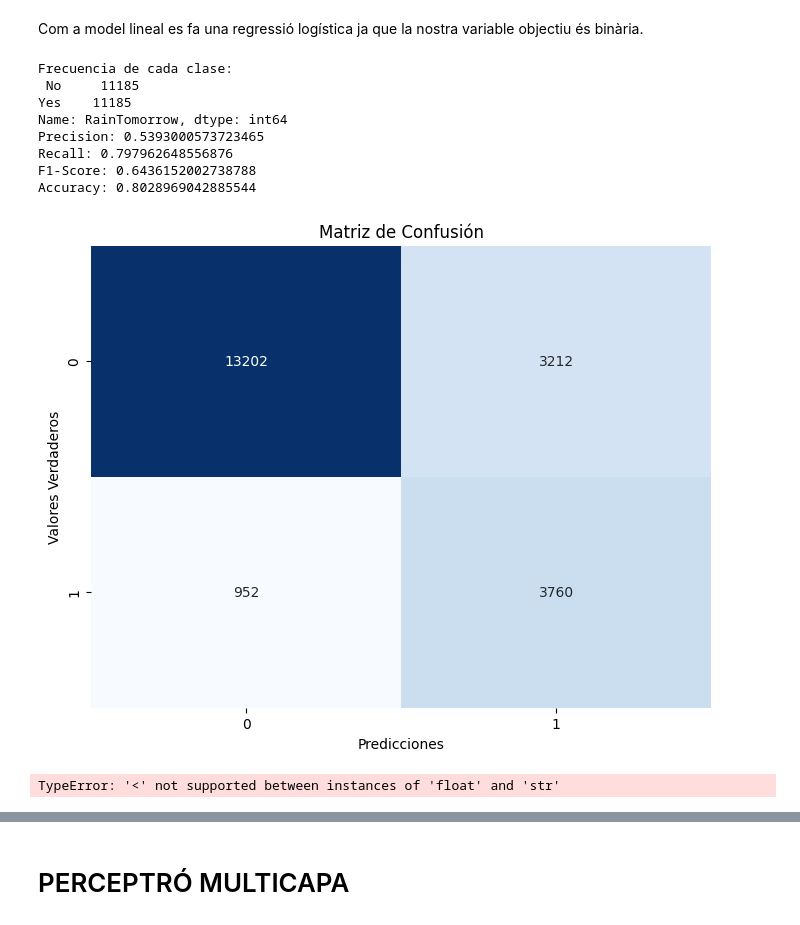
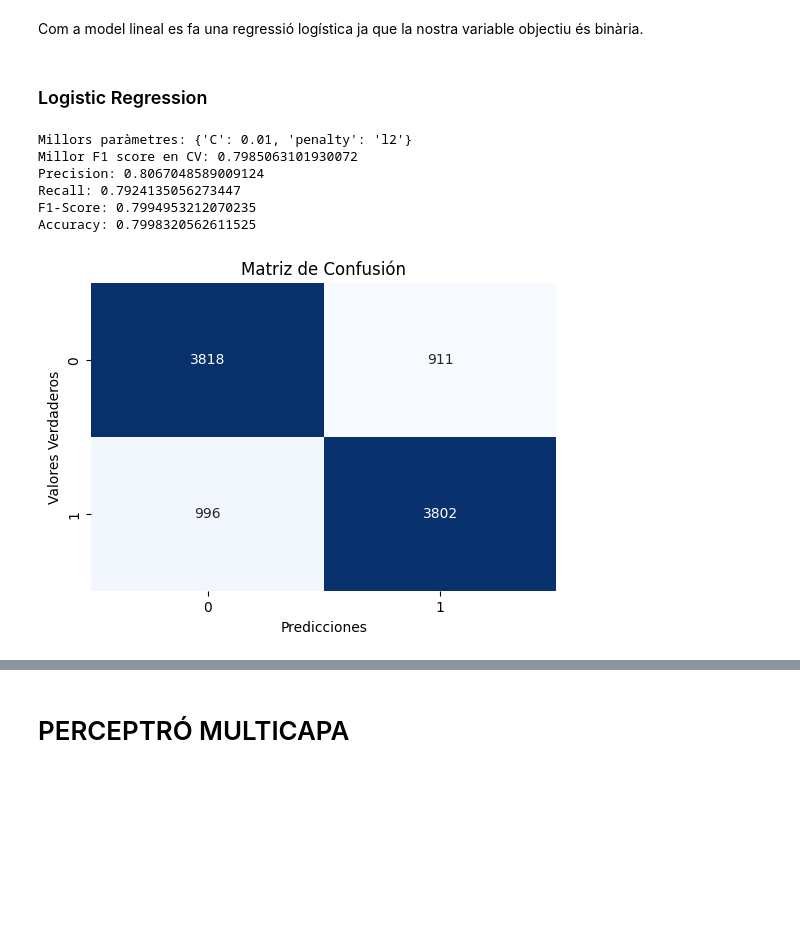
Before and after one commit to annacp04/Perceptro-multicapa, a Jupyter notebook: practica_xndl.ipynb, the cells around one changed output, grey strips where cells are left out. Saved outputs shown, nothing was run; the diff lists cells and outputs as text; code cells hidden in the pictures; blank space fills up the shorter version.

Commit message:
MOD logistic

```diff
--- a/practica_xndl.ipynb
+++ b/practica_xndl.ipynb
@@ -637,15 +639,3 @@ def entrenament(data):
     plt.xlabel('Predicciones')
     plt.ylabel('Valores Verdaderos')
     plt.show()
-# %%
-entrenament(data)
-# %% [output]
-Frecuencia de cada clase:
- No     11185
-Yes    11185
-Name: RainTomorrow, dtype: int64
-Precision: 0.5393000573723465
-Recall: 0.797962648556876
-F1-Score: 0.6436152002738788
-Accuracy: 0.8028969042885544
-[figure, removed]
@@ -709,36 +642,17 @@ def entrenament(data1):
-# %%
-from sklearn.model_selection import train_test_split, GridSearchCV
-from sklearn.linear_model import LogisticRegression
-from sklearn import metrics
-from sklearn.metrics import confusion_matrix, accuracy_score, f1_score
-
-X_train, X_test, y_train, y_test = train_test_split(X, y, test_size=0.2, random_state=42)
-
-# Crear una instancia del modelo de regresión logística
-log_reg = LogisticRegression()
-
-param_grid = {'penalty': ['l1', 'l2'], 'C': [0.001, 0.01, 0.1, 1, 10, 100]}
-grid_search = GridSearchCV(estimator=log_reg, param_grid=param_grid, cv=5, scoring='f1')
-grid_search.fit(X_train, y_train)
-
-best_params = grid_search.best_params_
-print("Los mejores hiperparámetros encontrados son:", best_params)
-
-# Ajustar el modelo a los datos de entrenamiento
-log_reg.fit(X_train, y_train)
-
-# Realizar predicciones en el conjunto de prueba
-y_pred = log_reg.predict(X_test)
-
-# Calcular la precisión del modelo
-accuracy = metrics.accuracy_score(y_test, y_pred)
-print("Precisión del modelo:", accuracy)
-
-f1_score = metrics.f1_score(y_test, y_pred)
-print("F1 Score del modelo:", f1_score)
-
-conf_matrix = confusion_matrix(y_test, y_pred)
-print("Matriz de Confusión:")
-print(conf_matrix)
-# %% [output]
-TypeError: '<' not supported between instances of 'float' and 'str'
+# %% [markdown]
+### Logistic Regression
+# %%
+model = LogisticRegression(solver='liblinear')
+param_grid = {
+    'C': [0.01, 0.1, 1, 10, 100],  # Valors per la regularització
+    'penalty': ['l1', 'l2']  # Tipus de penalització
+}
+entrenament(data, model, param_grid)
+# %% [output]
+Millors paràmetres: {'C': 0.01, 'penalty': 'l2'}
+Millor F1 score en CV: 0.7985063101930072
+Precision: 0.8067048589009124
+Recall: 0.7924135056273447
+F1-Score: 0.7994953212070235
+Accuracy: 0.7998320562611525
+[figure, added]
```
Also changed, not shown: parts of 25 cells of this notebook.
